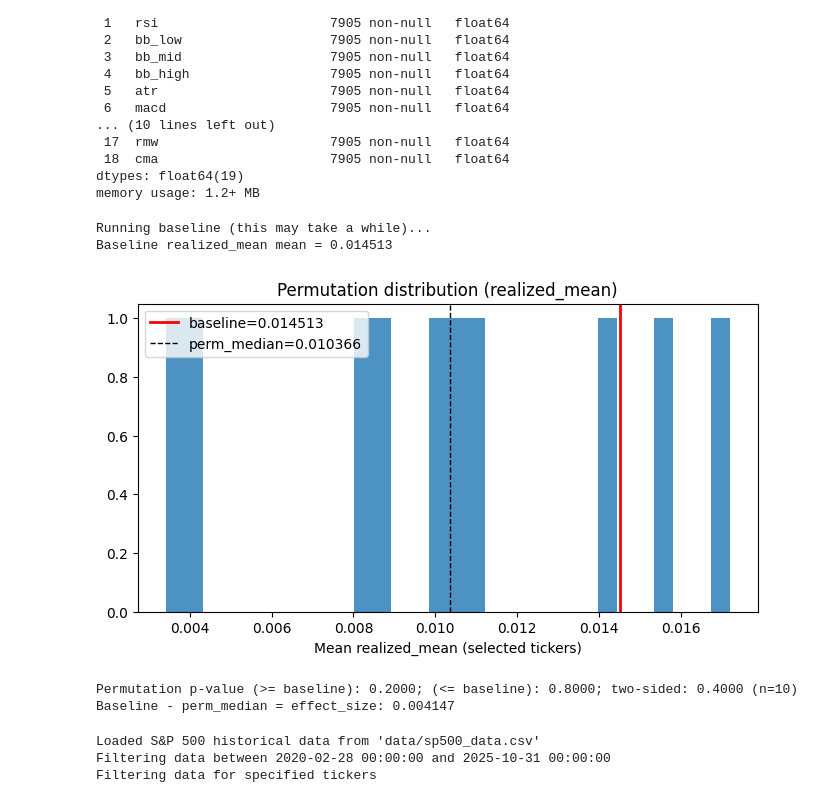
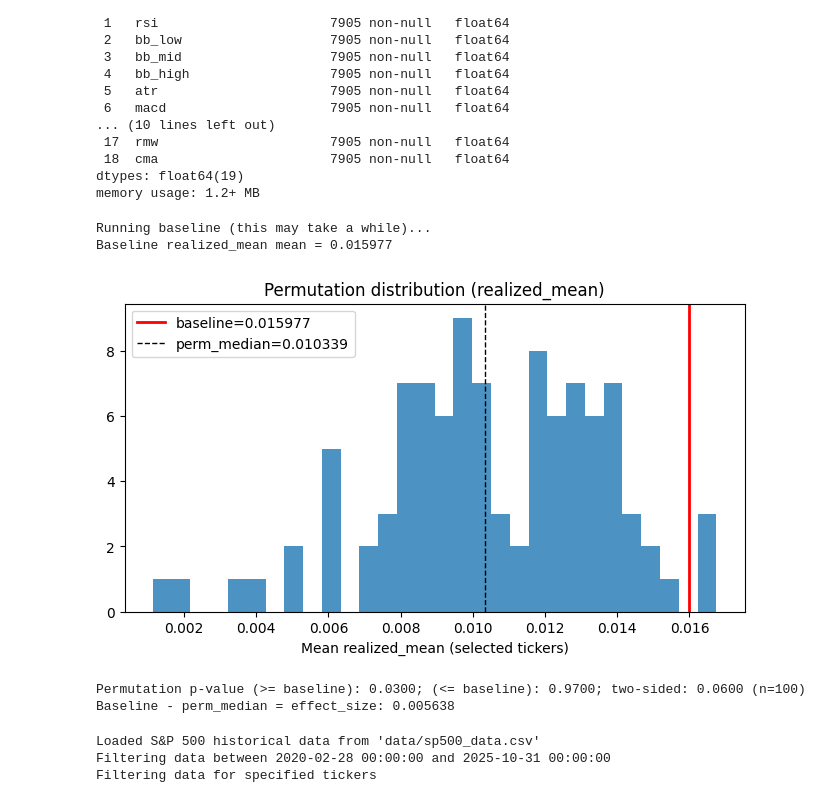
Before and after one commit to kudahimself/Finance, a Jupyter notebook: testing_supervised_permutations.ipynb, the cells around one changed output. Drawn from its saved outputs; the diff is of its cells as text; code cells hidden in the pictures.

Commit message:
working permutations

```diff
--- a/testing_supervised_permutations.ipynb
+++ b/testing_supervised_permutations.ipynb
@@ -299,17 +299,17 @@ def permutation_test_rolling(model_df, features, n_permutations=5, random_state=
 
     # Baseline run
     print("Running baseline (this may take a while)...")
-    baseline_fixed_raw, diag, last_model, last_scaler = rolling_train_predict_windowed(
-        model_df, features, top_k=top_k,
-        window_months=window_months, min_train_rows=min_train_rows,
-        tune_model=True
+    baseline_fixed_raw, diag, last_model, scaler = rolling_train_predict_windowed(
+        model_df, features,
+        top_k=15, model_type='randomforest', tune_model=True,
+        window_months=12, min_train_rows=150
     )
 
     # ✅ TRANSFORM IMMEDIATELY (just like supervised notebook)
     baseline_fixed = {}
     for d, tickers in baseline_fixed_raw.items():
-        new_date = (pd.to_datetime(d) + pd.DateOffset(days=1)).replace(day=1)
-        baseline_fixed[new_date.strftime('%Y-%m-%d')] = tickers
+        trade_date = (pd.to_datetime(d) + pd.offsets.MonthEnd(1))
+        baseline_fixed[trade_date.strftime('%Y-%m-%d')] = tickers
 
     if diag.empty:
         print("Baseline produced no diagnostics (insufficient history). Aborting.")
@@ -323,21 +323,23 @@ def permutation_test_rolling(model_df, features, n_permutations=5, random_state=
 
     for i in tqdm(range(n_permutations), desc='Permutations'):
         perm_df = model_df.copy()
-        permuted = perm_df['target_1m'].values.copy()
-        rng.shuffle(permuted)
-        perm_df['target_1m'] = permuted
+
+        # ✅ BETTER: Shuffle within date blocks to preserve temporal structure
+        # Group by date and shuffle ticker-target pairs within each date
+        perm_df['target_1m'] = (perm_df.groupby('date', group_keys=False)['target_1m']
+                                .apply(lambda x: pd.Series(rng.permutation(x.values), index=x.index)))
 
         fixed_dates_pred_raw, preds_df, last_model, scaler = rolling_train_predict_windowed(
             perm_df, features,
-            top_k=15, model_type='randomforest', tune_model=True,
+            top_k=15, model_type='randomforest', tune_model=False,
             window_months=12, min_train_rows=150
         )
 
         # ✅ TRANSFORM IMMEDIATELY for each permutation too
         fixed_dates_pred = {}
         for d, tickers in fixed_dates_pred_raw.items():
-            new_date = (pd.to_datetime(d) + pd.DateOffset(days=1)).replace(day=1)
-            fixed_dates_pred[new_date.strftime('%Y-%m-%d')] = tickers
+            trade_date = (pd.to_datetime(d) + pd.offsets.MonthEnd(1))
+            fixed_dates_pred[trade_date.strftime('%Y-%m-%d')] = tickers
 
         # Sort and store
         fixed_dates_pred = dict(sorted(fixed_dates_pred.items(), key=lambda x: pd.to_datetime(x[0])))
@@ -401,31 +403,31 @@ def permutation_test_rolling(model_df, features, n_permutations=5, random_state=
     }
 # %%
 import os
-N_PERMS = 10
+N_PERMS = 100
 RANDOM_SEED = 42
 TOP_K = 15
 WINDOW_MONTHS = 12
 MIN_TRAIN_ROWS = 150
 OUT_DIR = "data"
 os.makedirs(OUT_DIR, exist_ok=True)
 
 # Run permutation test (assumes permutation_test_rolling is in scope)
 perm_res = permutation_test_rolling(
     model_df=model_df,
     features=features,
     n_permutations=N_PERMS,
     random_state=RANDOM_SEED,
     tune_model=True,        # recommended: faster & consistent null
     top_k=TOP_K,
     window_months=WINDOW_MONTHS,
     min_train_rows=MIN_TRAIN_ROWS,
 )
 # %% [output]
 Running baseline (this may take a while)...
-Baseline realized_mean mean = 0.014513
+Baseline realized_mean mean = 0.015977
-[figure, old version]
+[figure, new version]
-Permutation p-value (>= baseline): 0.2000; (<= baseline): 0.8000; two-sided: 0.4000 (n=10)
-Baseline - perm_median = effect_size: 0.004147
+Permutation p-value (>= baseline): 0.0300; (<= baseline): 0.9700; two-sided: 0.0600 (n=100)
+Baseline - perm_median = effect_size: 0.005638
 # %%
 stocks = feature_data.index.get_level_values('ticker').unique().tolist()
 
```
Also changed, not shown: parts of 5 cells of this notebook, 3 other files.
